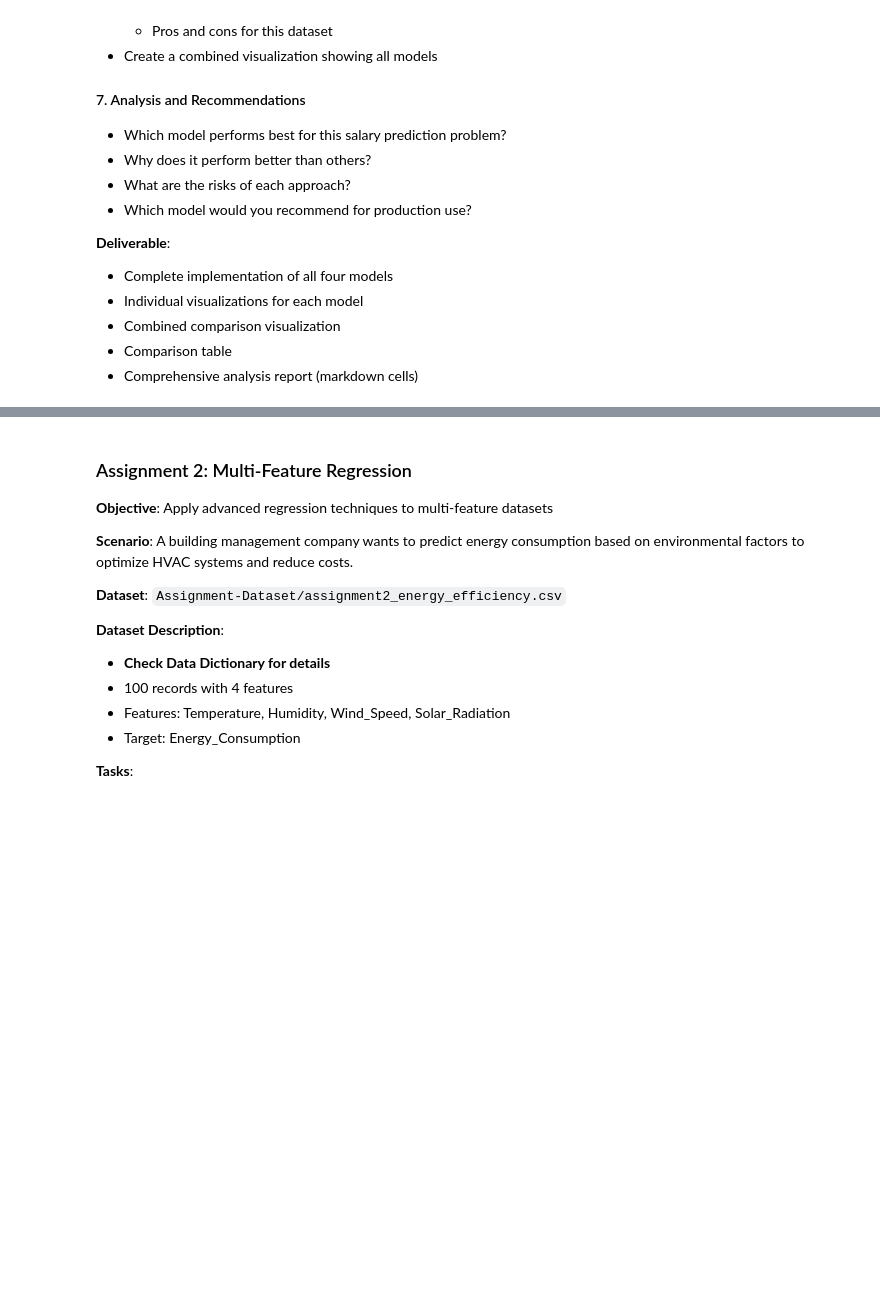
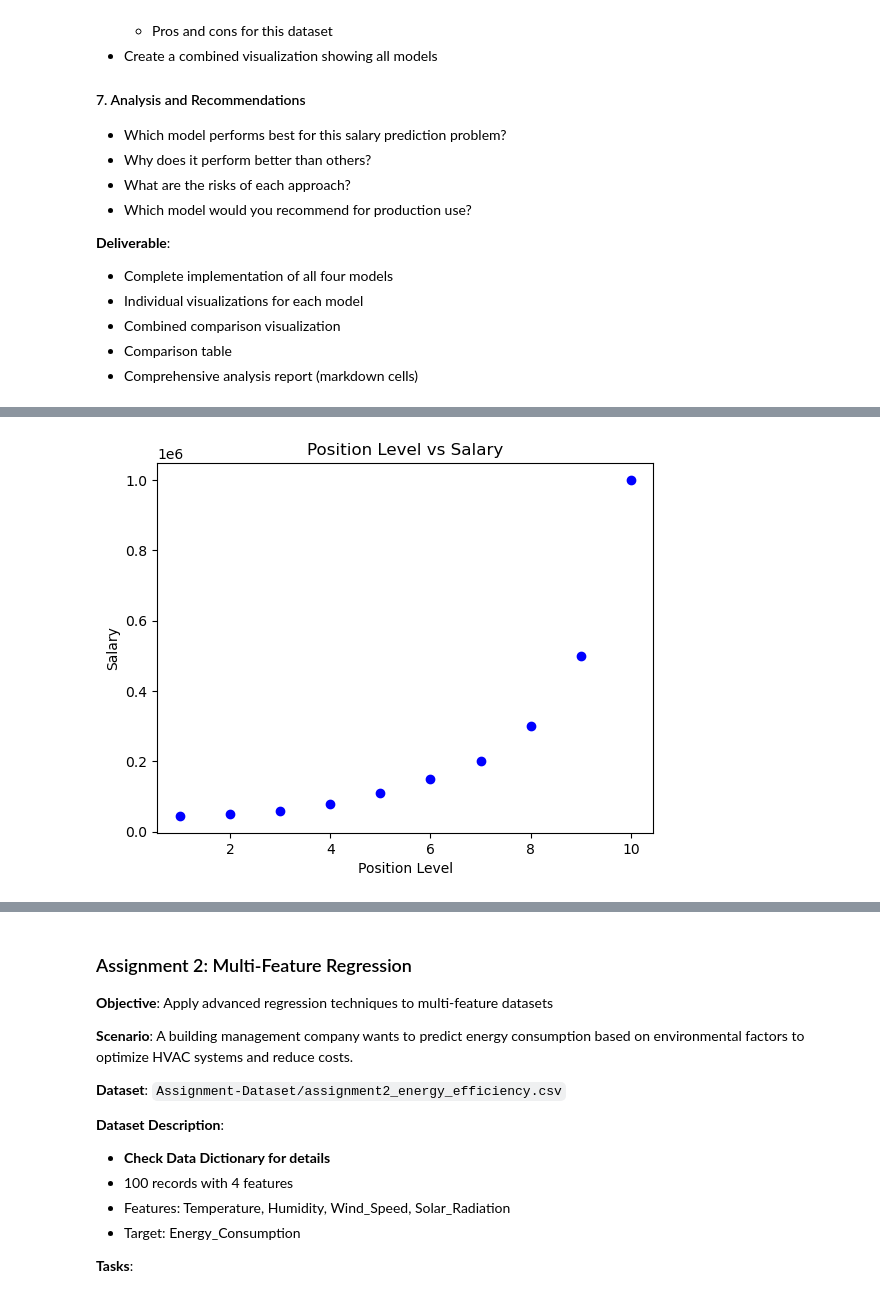
Before and after one commit to Blessing-Ekeh/dataraflow-week15-supervised-learning, a Jupyter notebook: Take Home (1).ipynb, the cells around one changed output, grey strips where cells are left out. Cells and saved outputs as stored; diff of their text form; code cells hidden in the pictures; blank space fills up the shorter version.

```diff
--- a/Take Home (1).ipynb
+++ b/Take Home (1).ipynb
@@ -481,3 +492,16 @@ Decision tree regression is advantageous for this type of data because it makes
 - Combined comparison visualization
 - Comparison table
 - Comprehensive analysis report (markdown cells)
+# %%
+import pandas as pd
+import numpy as np
+from sklearn.model_selection import train_test_split
+import matplotlib.pyplot as plt
+from sklearn.linear_model import LinearRegression
+from sklearn.preprocessing import PolynomialFeatures, StandardScaler
+from sklearn.tree import DecisionTreeRegressor
+from sklearn.svm import SVR
+import seaborn as sns
+#Loading the dataset
+Assignment1_data = pd.read_csv('Assignment-Dataset/assignment1_salary_prediction.csv')
+Assignment1_data.head()
@@ -483,0 +515,9 @@ Decision tree regression is advantageous for this type of data because it makes
+# %%
+# Scatter plot of original dataset
+plt.scatter(Assignment1_data['Position_Level'], Assignment1_data['Salary'], color='blue')
+plt.title('Position Level vs Salary')
+plt.xlabel('Position Level')
+plt.ylabel('Salary')
+plt.show()
+# %% [output]
+[figure, added]
```
Also changed, not shown: parts of 33 cells of this notebook, 1 other file.
